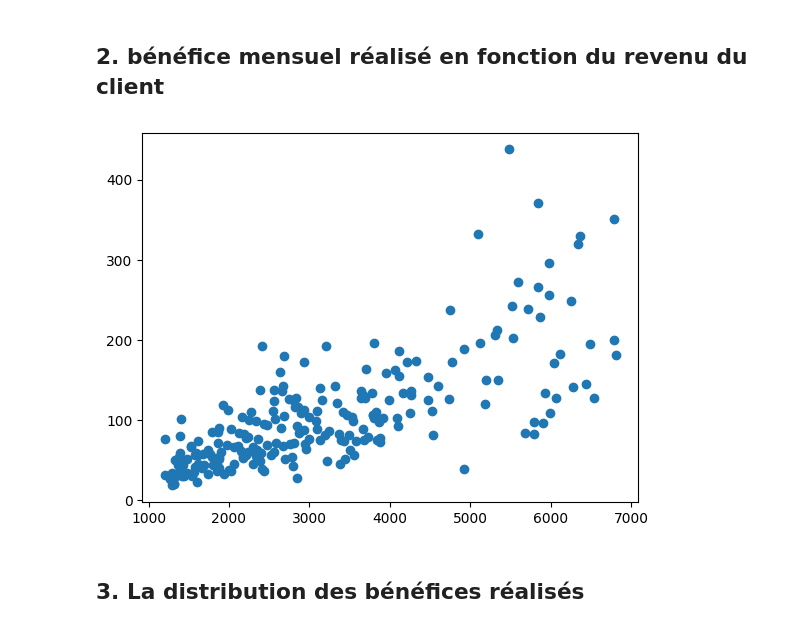
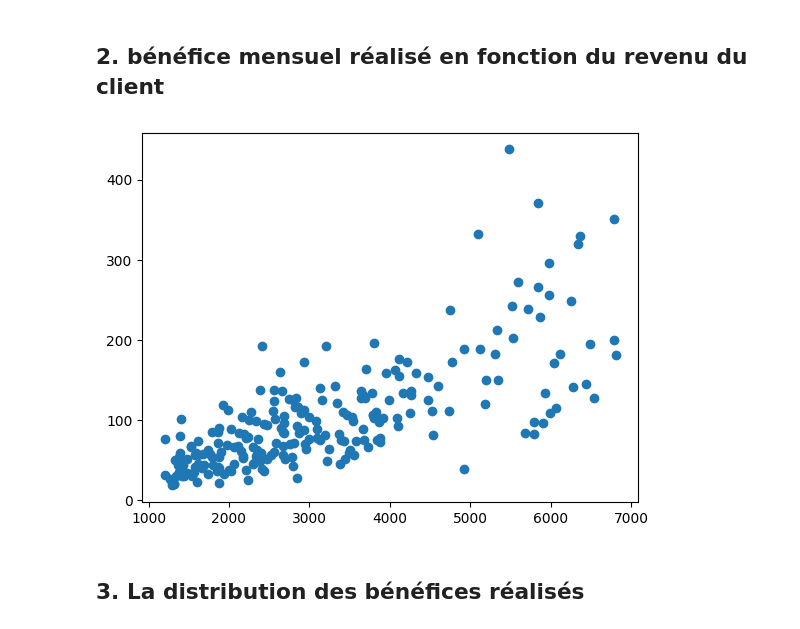
Before and after one commit to laurentpicardLP2/JLP-EVAL2, a Jupyter notebook: notebooks/P3/P3C2 - Tracez des graphiques avec Matplotlib.ipynb, the cells around one changed output. Cells and saved outputs as stored; diff of their text form; code cells hidden in the pictures.

```diff
--- a/notebooks/P3/P3C2 - Tracez des graphiques avec Matplotlib.ipynb
+++ b/notebooks/P3/P3C2 - Tracez des graphiques avec Matplotlib.ipynb
@@ -39,11 +39,11 @@ plt.show()
 # %% [markdown]
 ## 2. bénéfice mensuel réalisé en fonction du revenu du client
 # %%
-data = prets.groupby('revenu').agg(benefice=('benefices', 'sum')).reset_index()
-plt.scatter(data['revenu'], data['benefice'])
+data = prets.loc[prets['type'] == 'immobilier', :]
+plt.scatter(data['revenu'], data['benefices'])
 plt.show()
 # %% [output]
-[figure, old version]
+[figure, new version]
 # %% [markdown]
 ## 3. La distribution des bénéfices réalisés
 # %%
```
Also changed, not shown: parts of 6 cells of this notebook.
